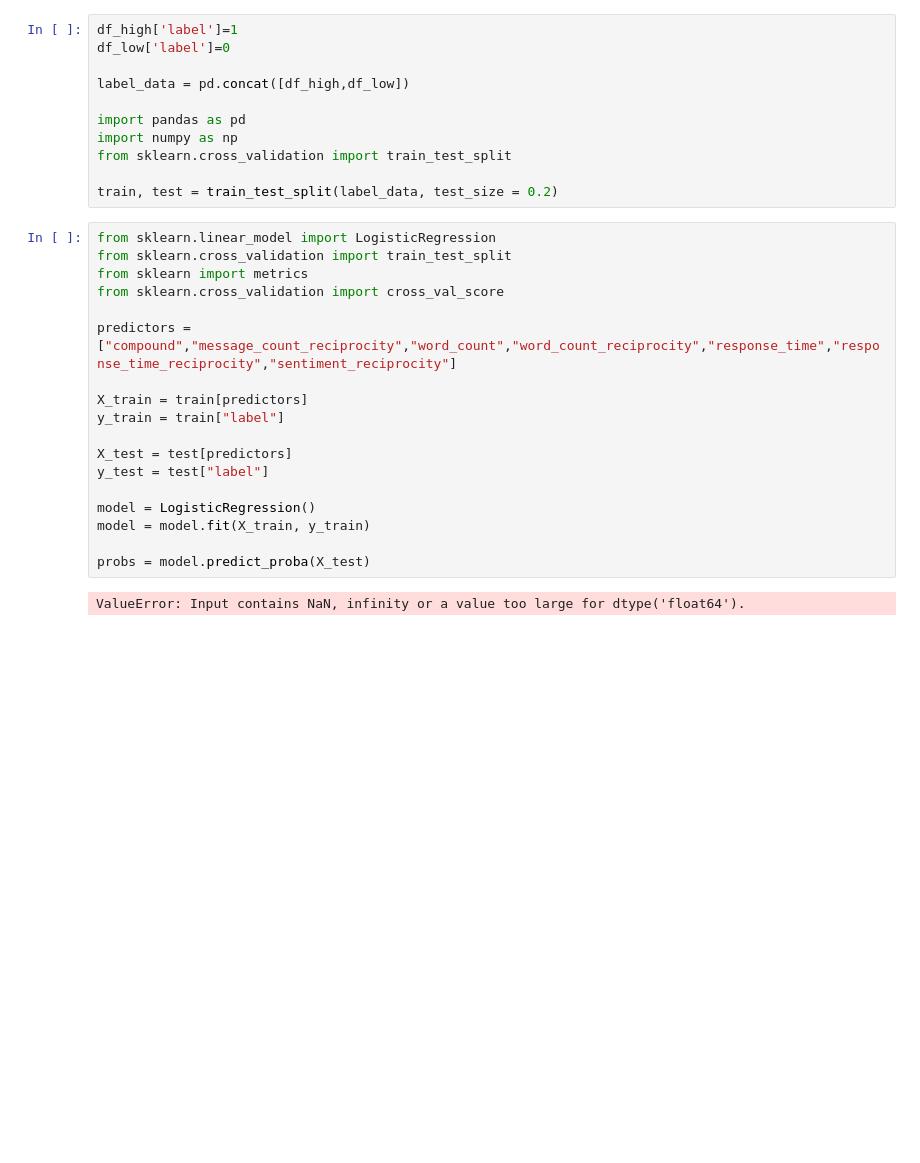
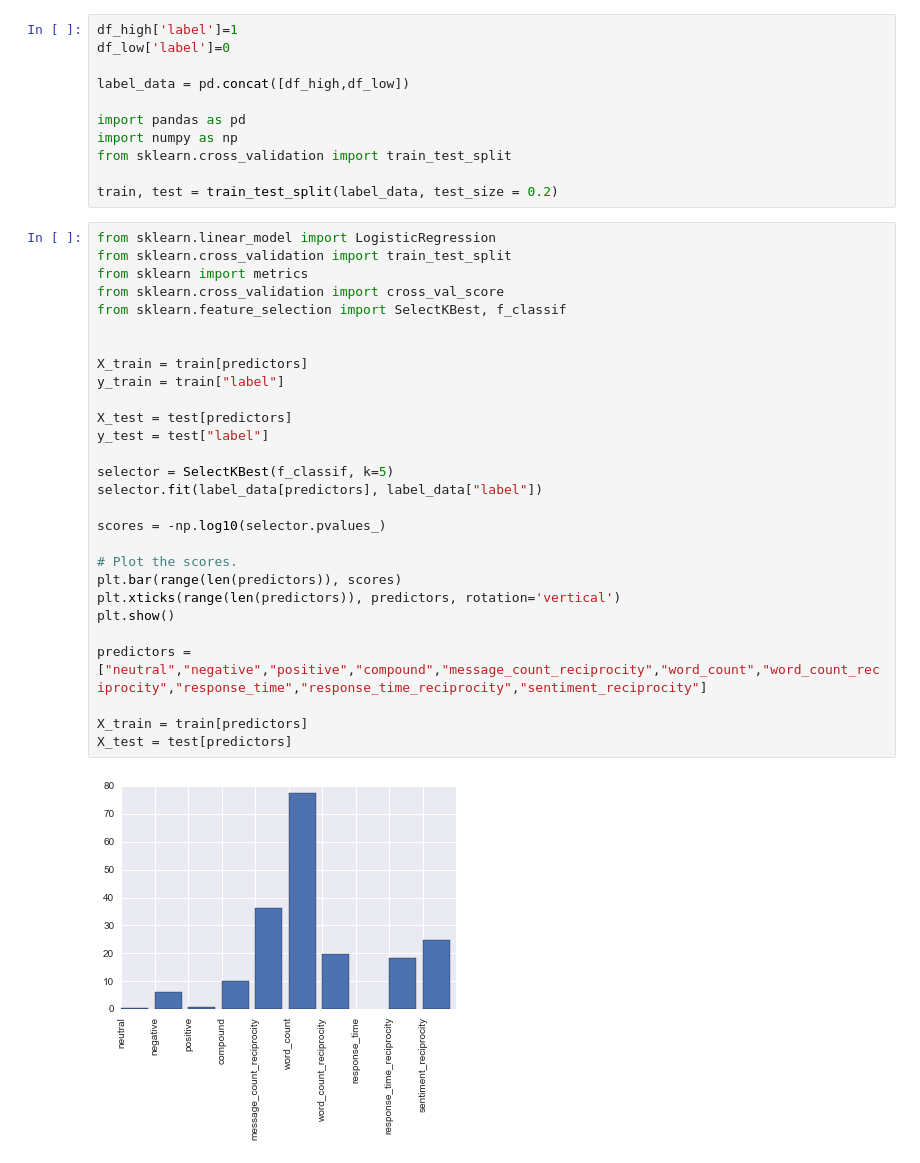
Before and after one commit to crangelsmith/Shryne_project, a Jupyter notebook: notebooks/Train_a_Logistic_Regresion.ipynb, the cells around one changed output. Saved outputs shown, nothing was run; the diff lists cells and outputs as text; blank space fills up the shorter version.

```diff
--- a/notebooks/Train_a_Logistic_Regresion.ipynb
+++ b/notebooks/Train_a_Logistic_Regresion.ipynb
@@ -37,20 +58,30 @@ train, test = train_test_split(label_data, test_size = 0.2)
 # %%
 from sklearn.linear_model import LogisticRegression
 from sklearn.cross_validation import train_test_split
 from sklearn import metrics
 from sklearn.cross_validation import cross_val_score
+from sklearn.feature_selection import SelectKBest, f_classif
 
-predictors =["compound","message_count_reciprocity","word_count","word_count_reciprocity","response_time","response_time_reciprocity","sentiment_reciprocity"]
 
 X_train = train[predictors]
 y_train = train["label"]
 
 X_test = test[predictors]
 y_test = test["label"]
 
-model = LogisticRegression()
-model = model.fit(X_train, y_train)
+selector = SelectKBest(f_classif, k=5)
+selector.fit(label_data[predictors], label_data["label"])
 
-probs = model.predict_proba(X_test)
+scores = -np.log10(selector.pvalues_)
+
+# Plot the scores.
+plt.bar(range(len(predictors)), scores)
+plt.xticks(range(len(predictors)), predictors, rotation='vertical')
+plt.show()
+
+predictors =["neutral","negative","positive","compound","message_count_reciprocity","word_count","word_count_reciprocity","response_time","response_time_reciprocity","sentiment_reciprocity"]
+
+X_train = train[predictors]
+X_test = test[predictors]
 # %% [output]
-ValueError: Input contains NaN, infinity or a value too large for dtype('float64').
+[figure, added]
```
Also changed, not shown: parts of 12 cells of this notebook, 2 other files.
